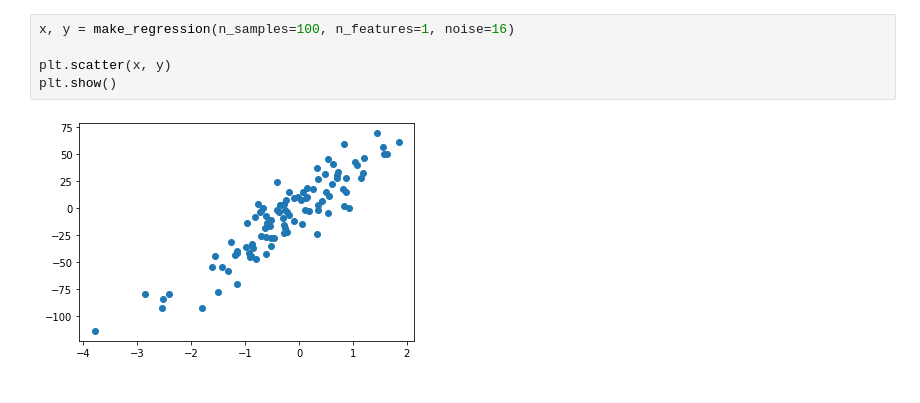
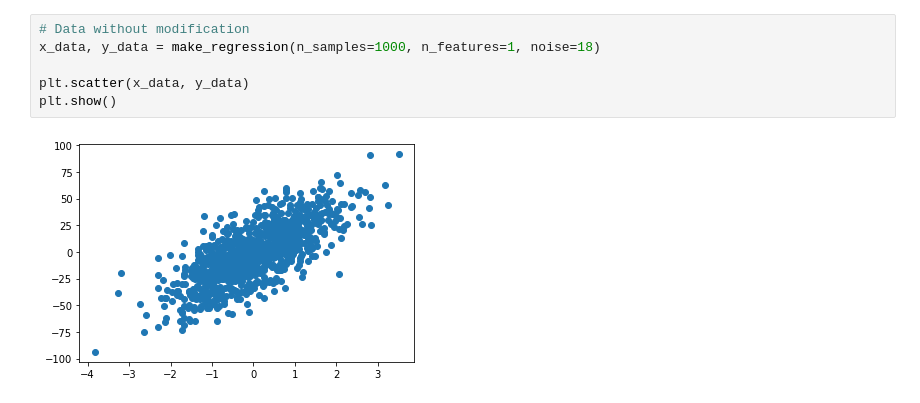
Before and after one commit to 11jolek11/BigData, a Jupyter notebook: List1.ipynb, the cells around one changed output. Saved outputs shown, nothing was run; the diff lists cells and outputs as text.

```diff
--- a/List1.ipynb
+++ b/List1.ipynb
@@ -7,7 +20,8 @@ import matplotlib.pyplot as plt
 # %%
-x, y = make_regression(n_samples=100, n_features=1, noise=16)
+# Data without modification
+x_data, y_data = make_regression(n_samples=1000, n_features=1, noise=18)
 
-plt.scatter(x, y)
+plt.scatter(x_data, y_data)
 plt.show()
 # %% [output]
-[figure, old version]
+[figure, new version]
```
Also changed, not shown: parts of 3 cells of this notebook.
